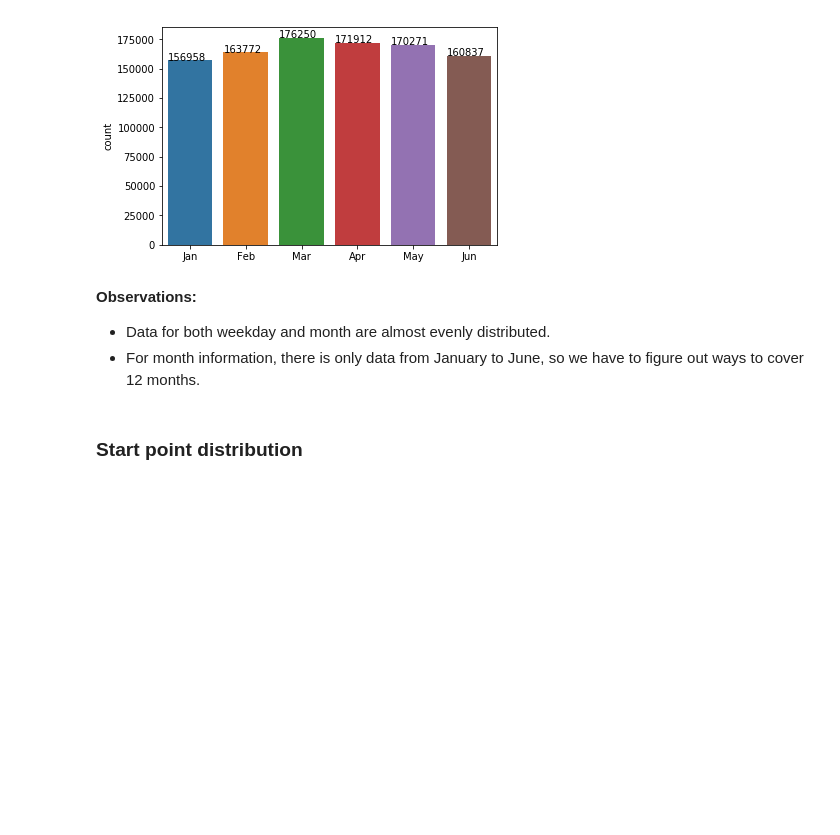
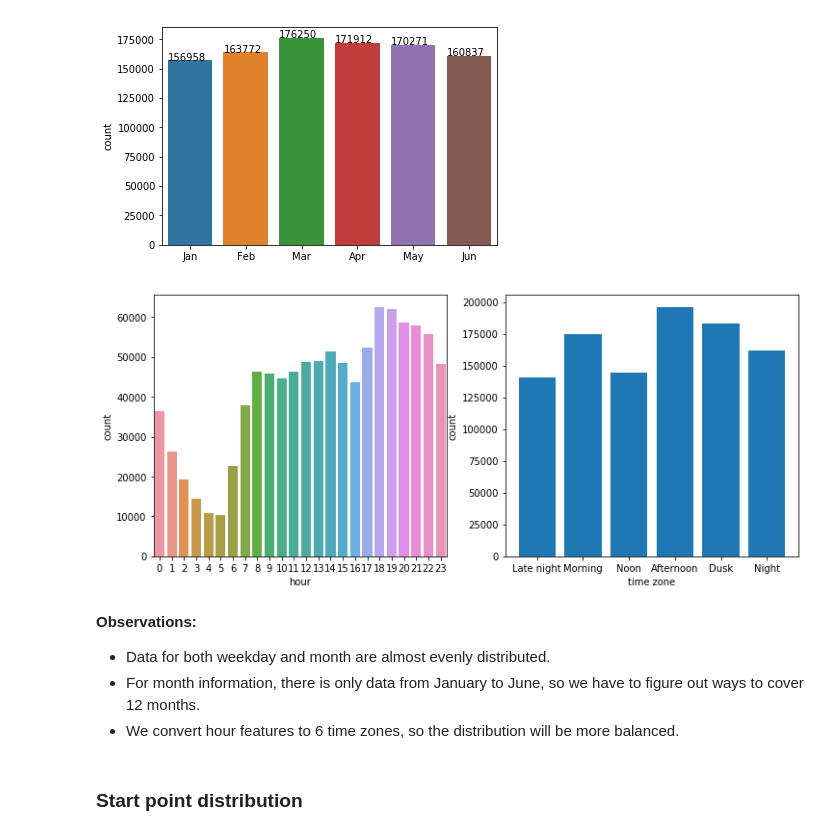
Before and after one commit to Shilong1210/NYC-Taxi-Trip-Duration, a Jupyter notebook: NYC Taxi Trip Duration.ipynb, the cells around one changed output. Drawn from its saved outputs; the diff is of its cells as text; code cells hidden in the pictures; blank space fills up the shorter version.

```diff
--- a/NYC Taxi Trip Duration.ipynb
+++ b/NYC Taxi Trip Duration.ipynb
@@ -389,10 +394,30 @@ for p in ax.patches:
     ax.annotate(p.get_height(), (p.get_x(), p.get_height()))
 # %% [output]
 [figure]
+# %%
+Zone = ['Late night','Morning','Noon','Afternoon','Dusk','Night']
+
+plt.figure(figsize=(12,5))
+plt.subplot(121)
+sns.countplot(df['hour'])
+
+plt.subplot(122)
+zone = []
+hour_cols = [col for col in data.columns if 'hour_' in col]
+for hour in hour_cols:
+    zone.append(data[hour][data[hour]==1].sum())
+plt.bar(x=Zone,height=zone)
+plt.xlabel('time zone')
+plt.ylabel('count')
+
+plt.show()
+# %% [output]
+[figure, added]
 # %% [markdown]
 **Observations:**
 - Data for both weekday and month are almost evenly distributed.
 - For month information, there is only data from January to June, so we have to figure out ways to cover 12 months.
+- We convert hour features to 6 time zones, so the distribution will be more balanced.
 # %% [markdown]
 ### Start point distribution
 # %%
```
Also changed, not shown: parts of 39 cells of this notebook.
